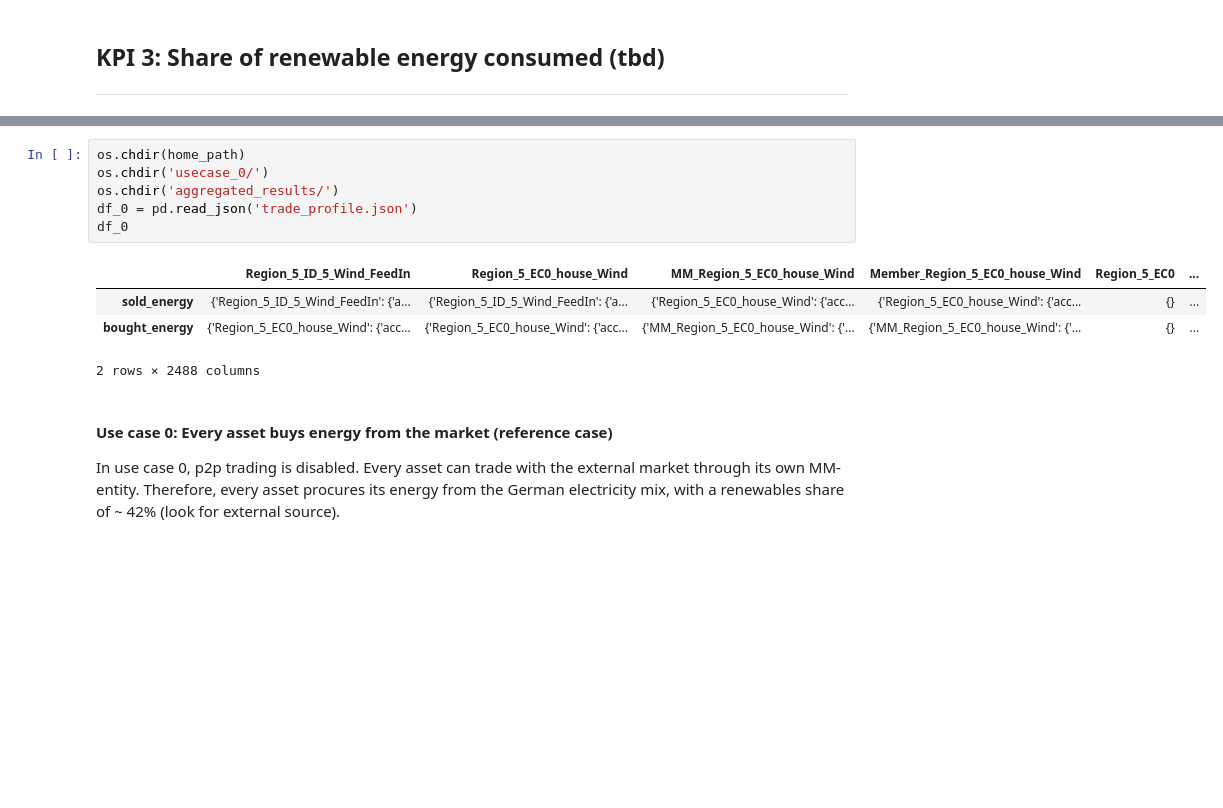
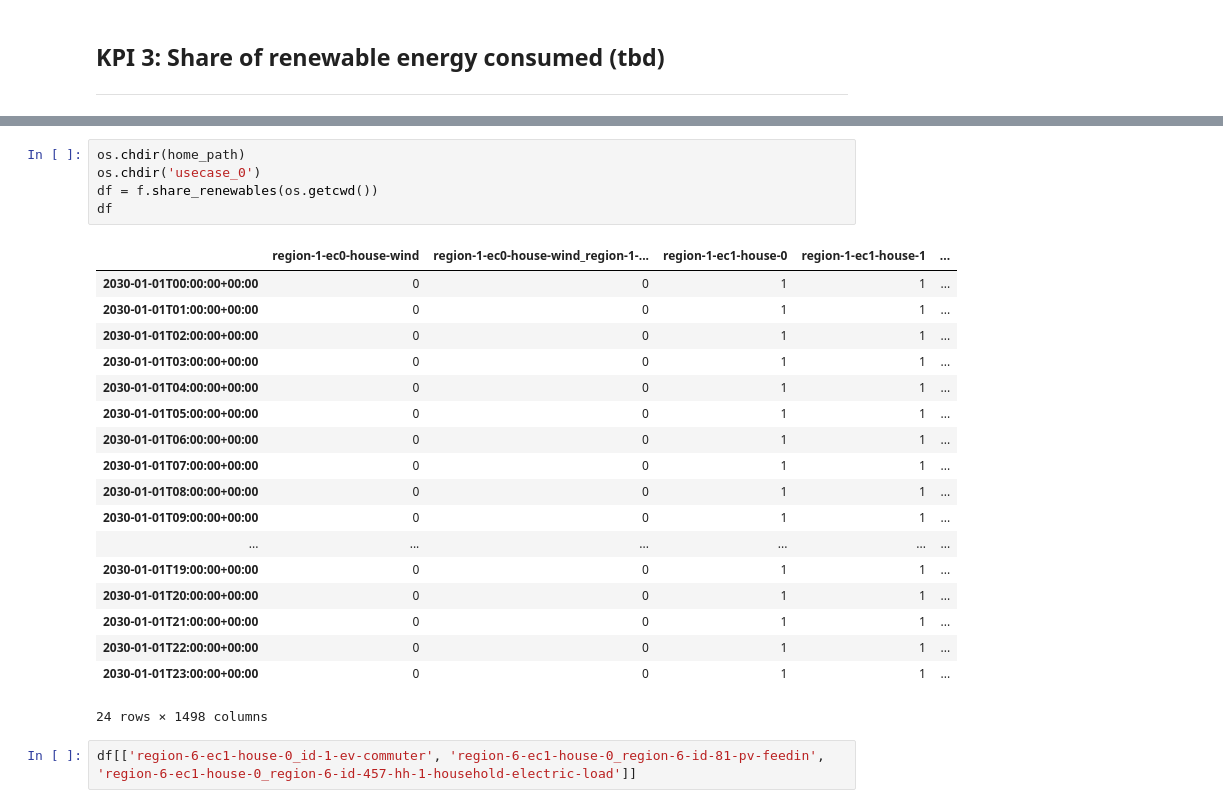
Before and after one commit to jochenmadler/fim_fit, a Jupyter notebook: GSy_KPI_calculation/01_processing/functions_run_v2.ipynb, the cells around one changed output, grey strips where cells are left out. Saved outputs shown, nothing was run; the diff lists cells and outputs as text; blank space fills up the shorter version.

Commit message:
added share renewables calculation.

```diff
--- a/GSy_KPI_calculation/01_processing/functions_run_v2.ipynb
+++ b/GSy_KPI_calculation/01_processing/functions_run_v2.ipynb
@@ -107,15 +112,26 @@ kpi2['usecase_2']['regions']
 # %%
 os.chdir(home_path)
-os.chdir('usecase_0/')
-os.chdir('aggregated_results/')
-df_0 = pd.read_json('trade_profile.json')
-df_0
+os.chdir('usecase_0')
+df = f.share_renewables(os.getcwd())
+df
 # %% [output]
-|  | Region_5_ID_5_Wind_FeedIn | Region_5_EC0_house_Wind | MM_Region_5_EC0_house_Wind | Member_Region_5_EC0_house_Wind | Region_5_EC0 | ... |
-| sold_energy | {'Region_5_ID_5_Wind_FeedIn': {'a... | {'Region_5_ID_5_Wind_FeedIn': {'a... | {'Region_5_EC0_house_Wind': {'acc... | {'Region_5_EC0_house_Wind': {'acc... | {} | ... |
-| bought_energy | {'Region_5_EC0_house_Wind': {'acc... | {'Region_5_EC0_house_Wind': {'acc... | {'MM_Region_5_EC0_house_Wind': {'... | {'MM_Region_5_EC0_house_Wind': {'... | {} | ... |
+|  | region-1-ec0-house-wind | region-1-ec0-house-wind_region-1-... | region-1-ec1-house-0 | region-1-ec1-house-1 | ... |
+| 2030-01-01T00:00:00+00:00 | 0 | 0 | 1 | 1 | ... |
+| 2030-01-01T01:00:00+00:00 | 0 | 0 | 1 | 1 | ... |
+| 2030-01-01T02:00:00+00:00 | 0 | 0 | 1 | 1 | ... |
+| 2030-01-01T03:00:00+00:00 | 0 | 0 | 1 | 1 | ... |
+| 2030-01-01T04:00:00+00:00 | 0 | 0 | 1 | 1 | ... |
+| 2030-01-01T05:00:00+00:00 | 0 | 0 | 1 | 1 | ... |
+| 2030-01-01T06:00:00+00:00 | 0 | 0 | 1 | 1 | ... |
+| 2030-01-01T07:00:00+00:00 | 0 | 0 | 1 | 1 | ... |
+| 2030-01-01T08:00:00+00:00 | 0 | 0 | 1 | 1 | ... |
+| 2030-01-01T09:00:00+00:00 | 0 | 0 | 1 | 1 | ... |
+| ... | ... | ... | ... | ... | ... |
+| 2030-01-01T19:00:00+00:00 | 0 | 0 | 1 | 1 | ... |
+| 2030-01-01T20:00:00+00:00 | 0 | 0 | 1 | 1 | ... |
+| 2030-01-01T21:00:00+00:00 | 0 | 0 | 1 | 1 | ... |
+| 2030-01-01T22:00:00+00:00 | 0 | 0 | 1 | 1 | ... |
+| 2030-01-01T23:00:00+00:00 | 0 | 0 | 1 | 1 | ... |
-2 rows × 2488 columns
+24 rows × 1498 columns
-# %% [markdown]
-#### Use case 0: Every asset buys energy from the market (reference case)
-In use case 0, p2p trading is disabled. Every asset can trade with the external market through its own MM-entity.
-Therefore, every asset procures its energy from the German electricity mix, with a renewables share of ~ 42% (look for external source).
+# %%
+df[['region-6-ec1-house-0_id-1-ev-commuter', 'region-6-ec1-house-0_region-6-id-81-pv-feedin', 'region-6-ec1-house-0_region-6-id-457-hh-1-household-electric-load']]
```
Also changed, not shown: parts of 9 cells of this notebook, 2 other files.
